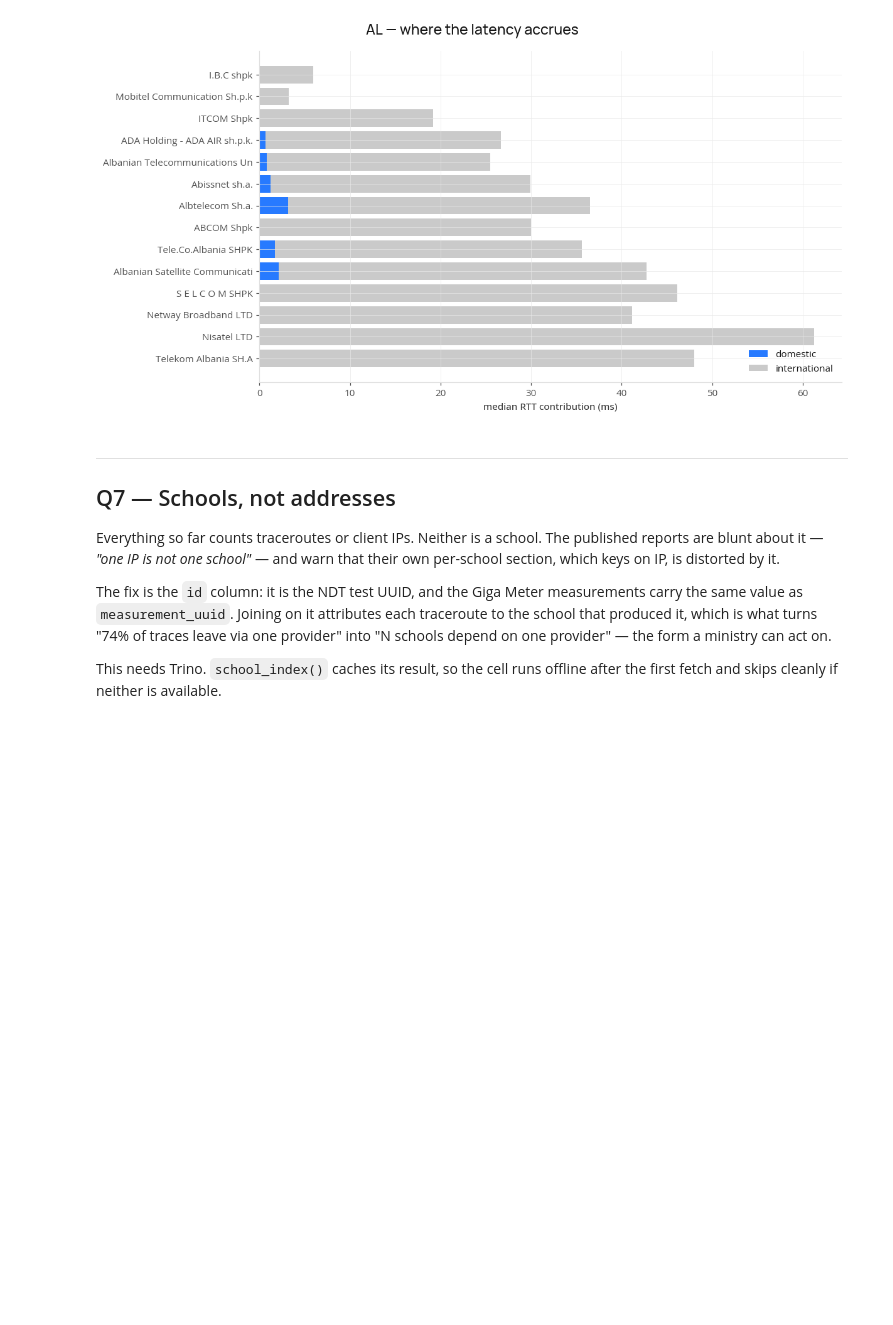
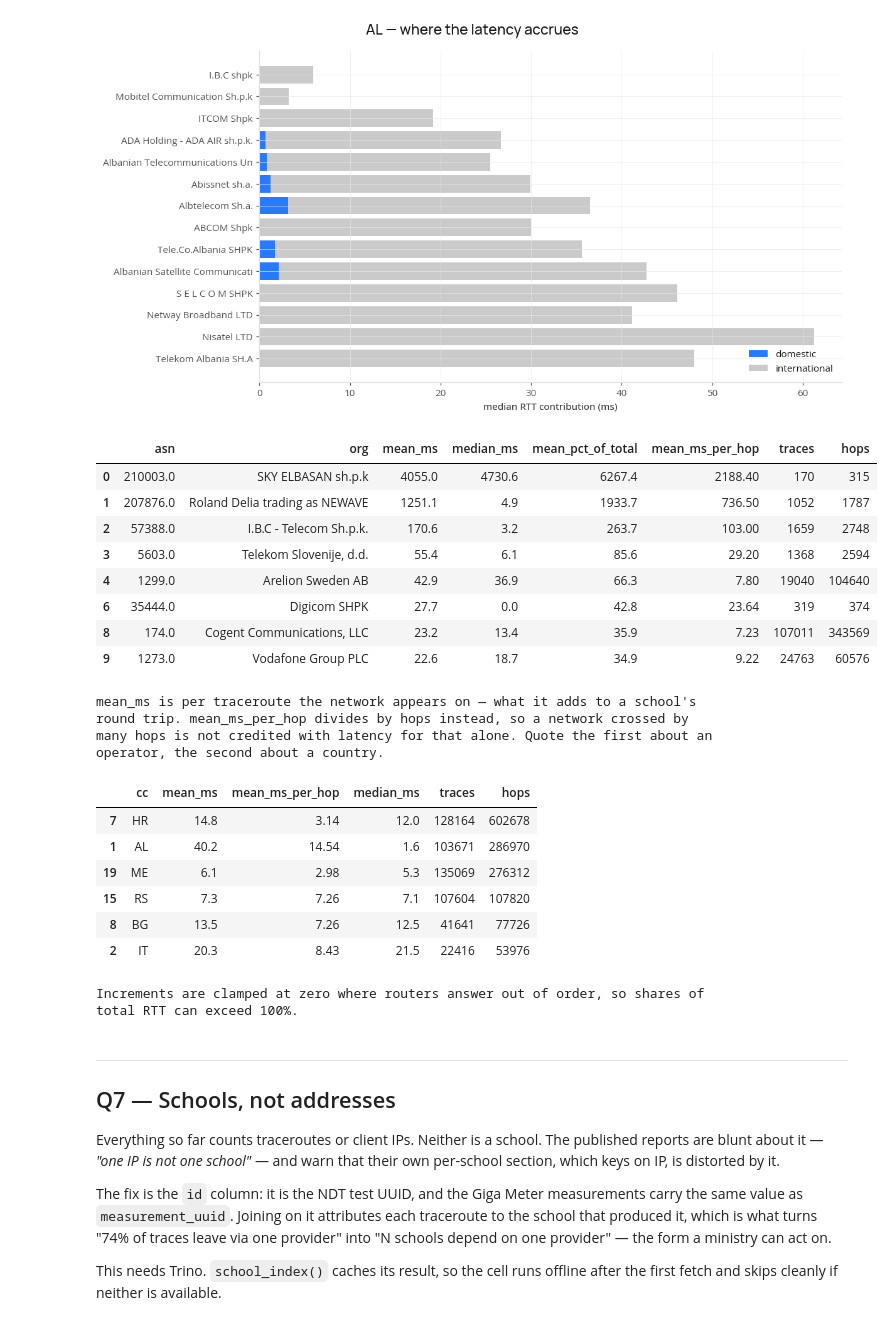
Before and after one commit to mabravoreyes/gigameter-explorer, a Jupyter notebook: meter_traceroutes_07.ipynb, the cells around one changed output. Cells and saved outputs as stored; diff of their text form; code cells hidden in the pictures; blank space fills up the shorter version.

```diff
--- a/meter_traceroutes_07.ipynb
+++ b/meter_traceroutes_07.ipynb
@@ -825,6 +859,50 @@ plt.tight_layout(); plt.show()
 | 16 | Nisatel LTD | 610 | 0.00 | 61.25 | 100.0 | 49.9 | 6.97 |
 | 20 | Telekom Albania SH.A | 3,435 | 0.00 | 48.03 | 100.0 | 61.4 | 0.08 |
 [figure]
+# %%
+# =============================================================================
+# Q6c — WHICH NETWORKS ADD THE LATENCY
+# =============================================================================
+# Q6 splits the round trip by geography. This attributes it to operators, which
+# is what makes it actionable: a peering conversation has a counterparty.
+from load_traceroutes import rtt_attribution
+
+_by_asn = rtt_attribution(tr, by='asn')
+display(_by_asn[_by_asn['traces'] >= MIN_PATHS].head(8))
+
+print("mean_ms is per traceroute the network appears on — what it adds to a "
+      "school's\nround trip. mean_ms_per_hop divides by hops instead, so a network "
+      "crossed by\nmany hops is not credited with latency for that alone. Quote the "
+      "first about an\noperator, the second about a country.\n")
+
+_by_cc = rtt_attribution(tr, by='cc')
+display(_by_cc.sort_values('hops', ascending=False).head(6)
+              [['cc', 'mean_ms', 'mean_ms_per_hop', 'median_ms', 'traces', 'hops']])
+print("Increments are clamped at zero where routers answer out of order, so "
+      "shares of\ntotal RTT can exceed 100%.")
+# %% [output]
+|  | asn | org | mean_ms | median_ms | mean_pct_of_total | mean_ms_per_hop | traces | hops |
+| 0 | 210003.0 | SKY ELBASAN sh.p.k | 4055.0 | 4730.6 | 6267.4 | 2188.40 | 170 | 315 |
+| 1 | 207876.0 | Roland Delia trading as NEWAVE | 1251.1 | 4.9 | 1933.7 | 736.50 | 1052 | 1787 |
+| 2 | 57388.0 | I.B.C - Telecom Sh.p.k. | 170.6 | 3.2 | 263.7 | 103.00 | 1659 | 2748 |
+| 3 | 5603.0 | Telekom Slovenije, d.d. | 55.4 | 6.1 | 85.6 | 29.20 | 1368 | 2594 |
+| 4 | 1299.0 | Arelion Sweden AB | 42.9 | 36.9 | 66.3 | 7.80 | 19040 | 104640 |
+| 6 | 35444.0 | Digicom SHPK | 27.7 | 0.0 | 42.8 | 23.64 | 319 | 374 |
+| 8 | 174.0 | Cogent Communications, LLC | 23.2 | 13.4 | 35.9 | 7.23 | 107011 | 343569 |
+| 9 | 1273.0 | Vodafone Group PLC | 22.6 | 18.7 | 34.9 | 9.22 | 24763 | 60576 |
+mean_ms is per traceroute the network appears on — what it adds to a school's
+round trip. mean_ms_per_hop divides by hops instead, so a network crossed by
+many hops is not credited with latency for that alone. Quote the first about an
+operator, the second about a country.
+|  | cc | mean_ms | mean_ms_per_hop | median_ms | traces | hops |
+| 7 | HR | 14.8 | 3.14 | 12.0 | 128164 | 602678 |
+| 1 | AL | 40.2 | 14.54 | 1.6 | 103671 | 286970 |
+| 19 | ME | 6.1 | 2.98 | 5.3 | 135069 | 276312 |
+| 15 | RS | 7.3 | 7.26 | 7.1 | 107604 | 107820 |
+| 8 | BG | 13.5 | 7.26 | 12.5 | 41641 | 77726 |
+| 2 | IT | 20.3 | 8.43 | 21.5 | 22416 | 53976 |
+Increments are clamped at zero where routers answer out of order, so shares of
+total RTT can exceed 100%.
 # %% [markdown]
 ---
 ## Q7 — Schools, not addresses
```
Also changed, not shown: parts of 5 cells of this notebook, 2 other files.
